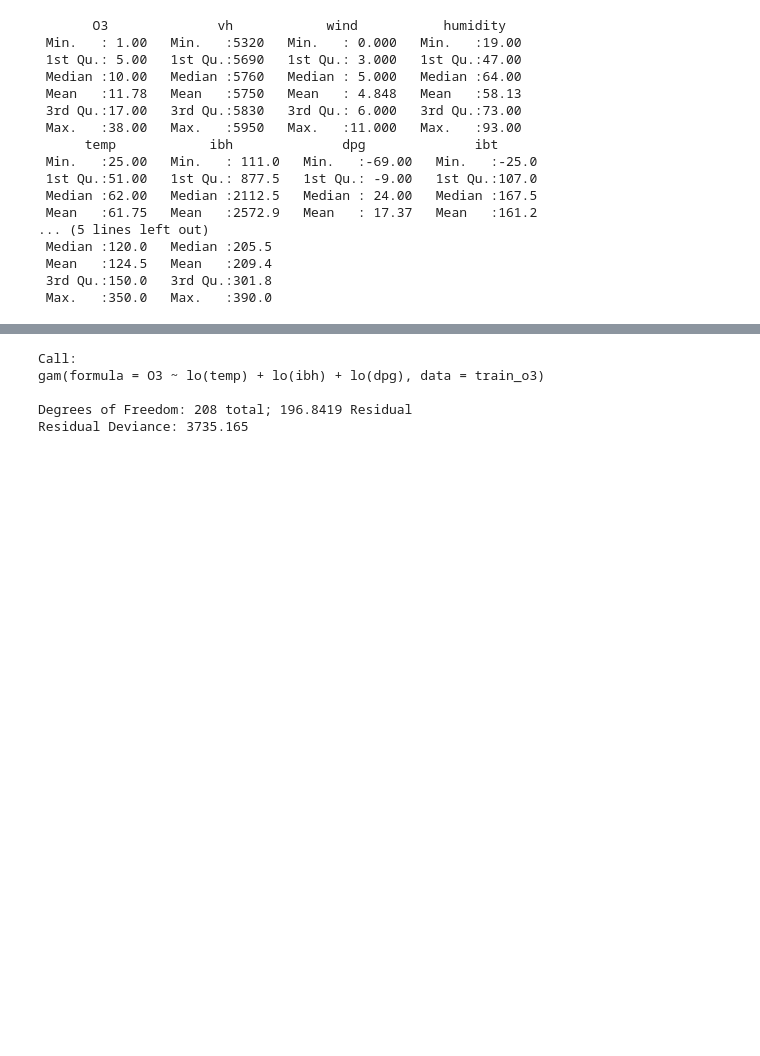
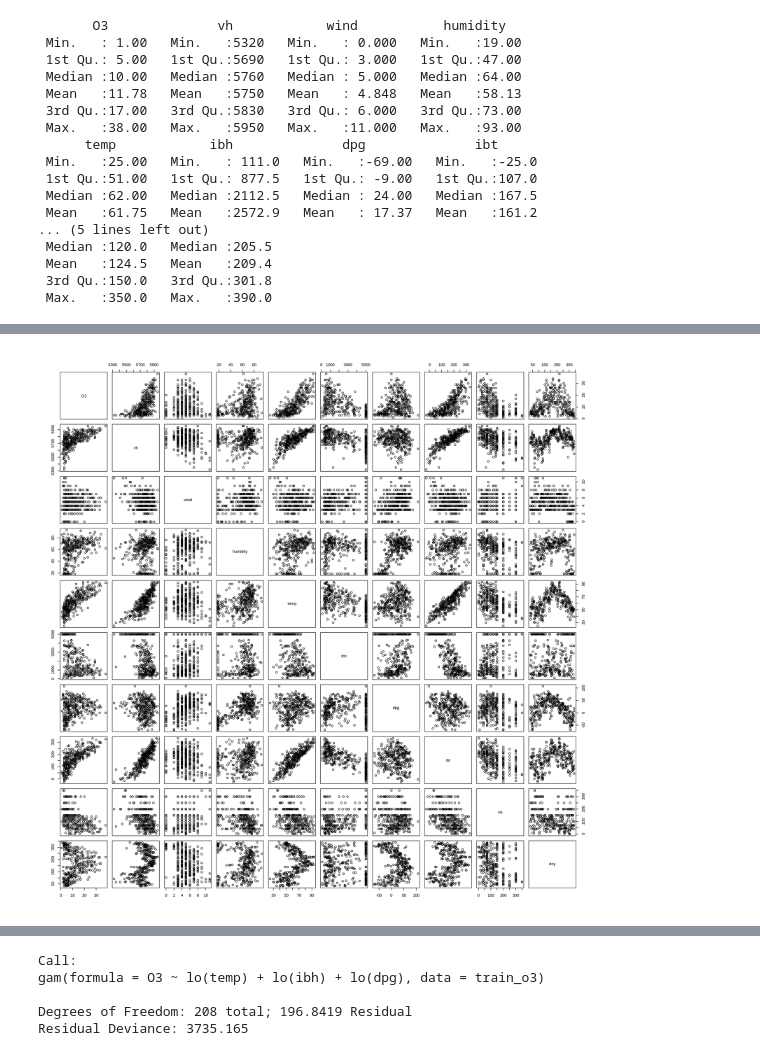
Before and after one commit to kamclar/statisticka_analyza_dat_cviceni, a Jupyter notebook: Lesson_11.ipynb, the cells around one changed output, grey strips where cells are left out. Cells and saved outputs as stored; diff of their text form; code cells hidden in the pictures; blank space fills up the shorter version.

```diff
--- a/Lesson_11.ipynb
+++ b/Lesson_11.ipynb
@@ -319,3 +340,8 @@ pairs(ozone)
+# %%
+fig(15, 15)
+pairs(ozone)
+# %% [output]
+[figure, added]
 # %%
 # we will use only three predictors:
 # temp - temperature measured at El Monte
```
Also changed, not shown: parts of 11 cells of this notebook.
